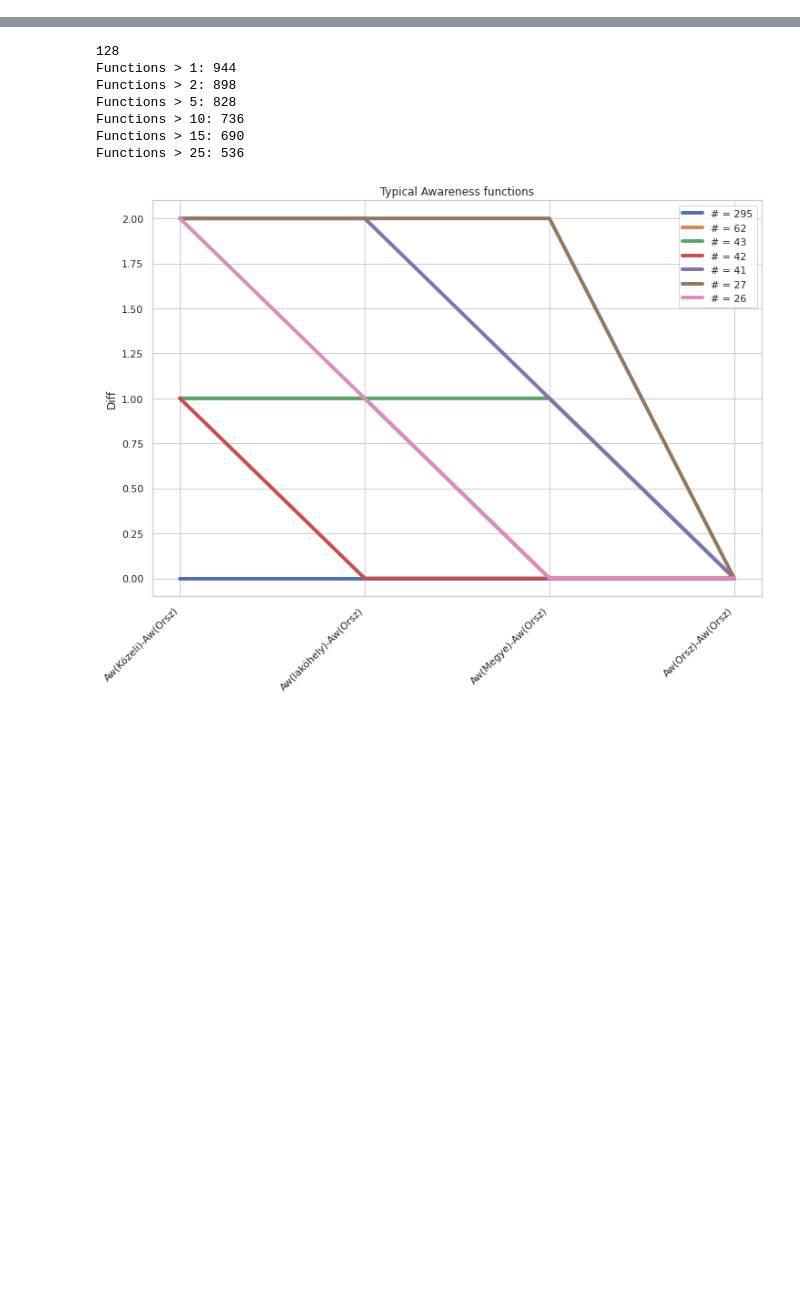
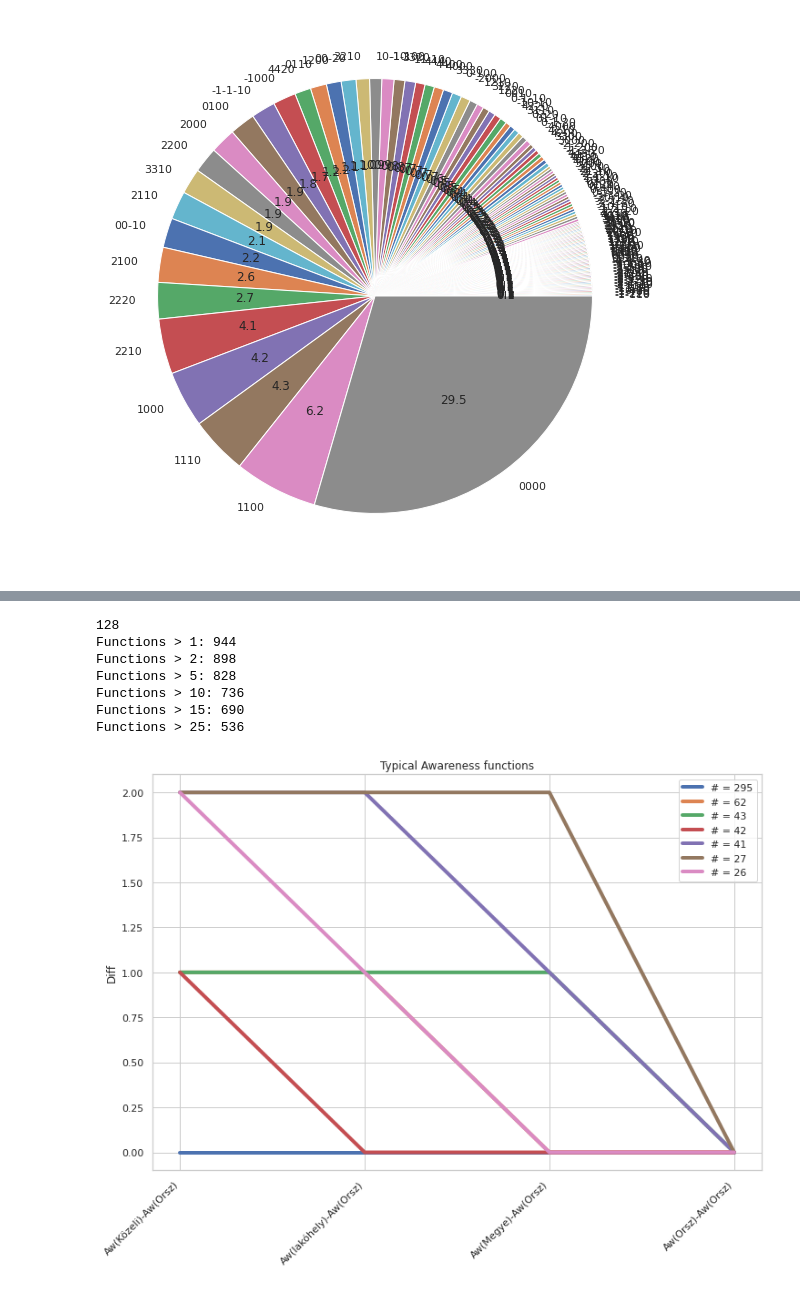
Before and after one commit to dczifra/epidemic_seeding, a Jupyter notebook: scripts/real_data/distance1.ipynb, the cells around one changed output, grey strips where cells are left out. Cells and saved outputs as stored; diff of their text form; code cells hidden in the pictures; blank space fills up the shorter version.

```diff
--- a/scripts/real_data/distance1.ipynb
+++ b/scripts/real_data/distance1.ipynb
@@ -53,0 +56,8 @@ plt.show()
+# %%
+normed["id"]=normed["K91_01"].astype(str)+normed["K91_02"].astype(str)+normed["K91_03"].astype(str)+normed["K91_06"].astype(str)
+plt.figure(figsize=(10,10))
+un, co = np.unique(normed["id"], return_counts=True)
+sun = dict(sorted(dict(zip(un,co)).items(), key=lambda item: item[1]))
+plt.pie(sun.values(),autopct="%1.1f",labels=sun.keys());
+# %% [output]
+[figure, added]
```
Also changed, not shown: parts of 4 cells of this notebook, 3 other files.
